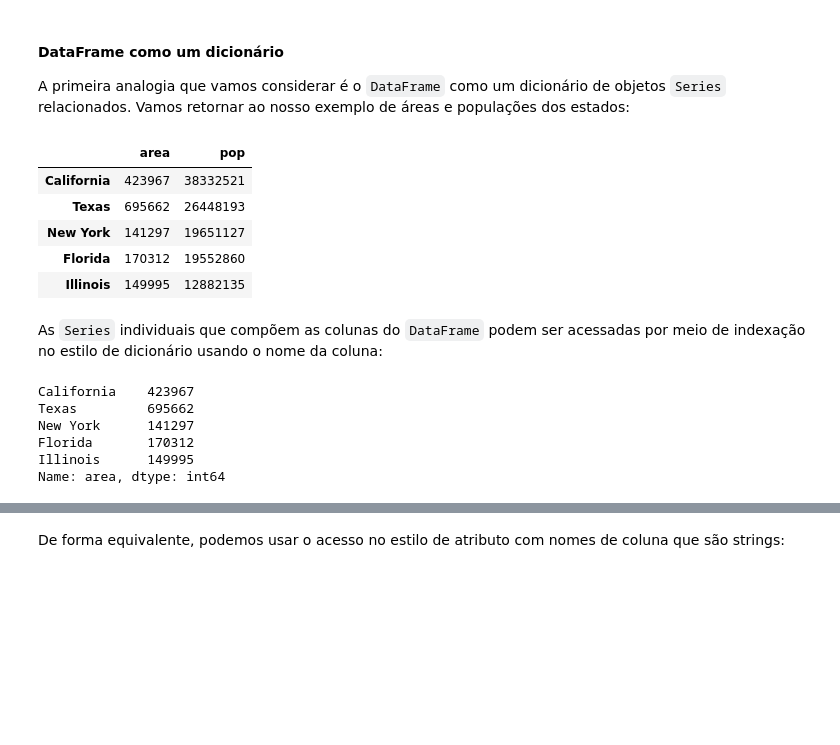
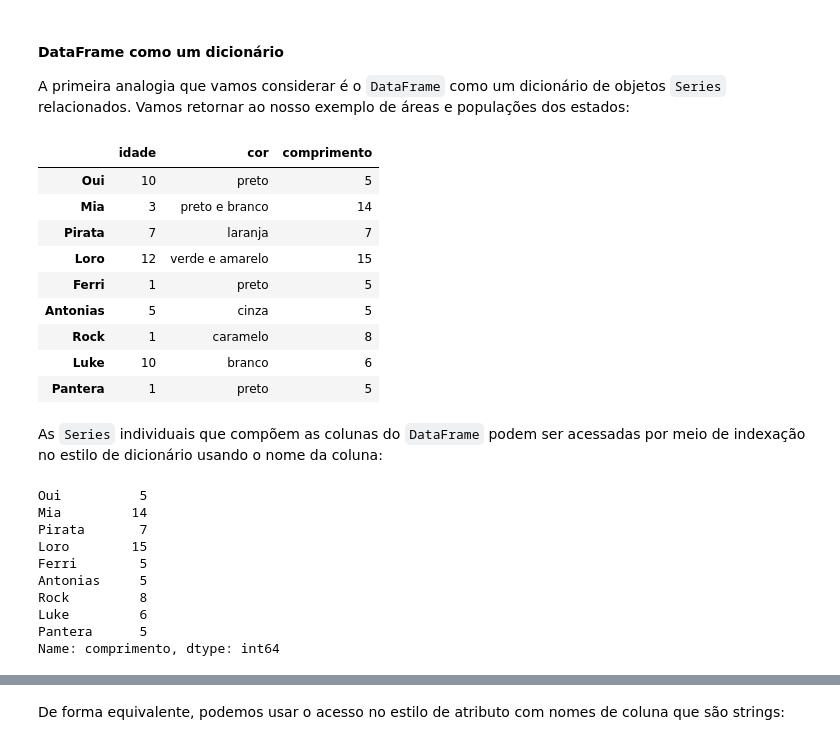
Before and after one commit to Hericson/Ciencia-de-Dados-Capacita-Brasil, a Jupyter notebook: Aula06-Programação aplicada à ciência de dados I.ipynb, the cells around one changed output, grey strips where cells are left out. Drawn from its saved outputs; the diff is of its cells as text; code cells hidden in the pictures; blank space fills up the shorter version.

```diff
--- a/Aula06-Programação aplicada à ciência de dados I.ipynb
+++ b/Aula06-Programação aplicada à ciência de dados I.ipynb
@@ -976,0 +975,17 @@ pd.DataFrame({'populacao': populacao,
+# %%
+## Tentar criar um dataframe nosso!
+
+## Animais
+## Index? Oui, Mia, Pirata, Loro, Ferri, Antonias, Rock, Luke, Pantera
+
+idade_pet = {'Oui': 10,
+             'Mia': 3,
+             'Pirata':7,
+             'Loro':12,
+             'Ferri':1,
+             'Antonias':5,
+             'Rock':1,
+             'Luke': 10,
+             'Pantera': 1}
+
+idade_pet
@@ -976,0 +1002,10 @@ pd.DataFrame({'populacao': populacao,
+# %%
+cor_pet = {'Oui': 'Preto',
+             'Mia': 'Preto e Branco',
+             'Pirata':'Laranja',
+             'Loro':'Verde e Amarelo',
+             'Ferri':'Preto',
+             'Antonias':'Cinza',
+             'Rock':'Caramelo',
+             'Luke': 'Branco',
+             'Pantera': 'Preto'}
@@ -976,0 +1026,4 @@ pd.DataFrame({'populacao': populacao,
+# %%
+idade_pet_df = pd.DataFrame({'idade': idade_pet, 'cor': cor_pet})
+idade_pet_df['cor'] = idade_pet_df['cor'].str.lower()
+idade_pet_df
@@ -976,0 +1119,3 @@ pd.DataFrame({'populacao': populacao,
+# %%
+idade_pet_df['comprimento'] = idade_pet_df['cor'].apply(lambda x: len(x))
+idade_pet_df
@@ -1058,29 +1225,30 @@ Essas analogias podem ser úteis para manter em mente enquanto exploramos a sele
 A primeira analogia que vamos considerar é o `DataFrame` como um dicionário de objetos `Series` relacionados.
 Vamos retornar ao nosso exemplo de áreas e populações dos estados:
 # %%
-area = pd.Series({'California': 423967, 'Texas': 695662,
-                  'New York': 141297, 'Florida': 170312,
-                  'Illinois': 149995})
-pop = pd.Series({'California': 38332521, 'Texas': 26448193,
-                 'New York': 19651127, 'Florida': 19552860,
-                 'Illinois': 12882135})
-data = pd.DataFrame({'area':area, 'pop':pop})
-data
+idade_pet_df
 # %% [output]
-|  | area | pop |
-| California | 423967 | 38332521 |
-| Texas | 695662 | 26448193 |
-| New York | 141297 | 19651127 |
-| Florida | 170312 | 19552860 |
-| Illinois | 149995 | 12882135 |
+|  | idade | cor | comprimento |
+| Oui | 10 | preto | 5 |
+| Mia | 3 | preto e branco | 14 |
+| Pirata | 7 | laranja | 7 |
+| Loro | 12 | verde e amarelo | 15 |
+| Ferri | 1 | preto | 5 |
+| Antonias | 5 | cinza | 5 |
+| Rock | 1 | caramelo | 8 |
+| Luke | 10 | branco | 6 |
+| Pantera | 1 | preto | 5 |
 # %% [markdown]
 As `Series` individuais que compõem as colunas do `DataFrame` podem ser acessadas por meio de indexação no estilo de dicionário usando o nome da coluna:
 # %%
-data['area']
+idade_pet_df['comprimento']
 # %% [output]
-California    423967
-Texas         695662
-New York      141297
-Florida       170312
-Illinois      149995
-Name: area, dtype: int64
+Oui          5
+Mia         14
+Pirata       7
+Loro        15
+Ferri        5
+Antonias     5
+Rock         8
+Luke         6
+Pantera      5
+Name: comprimento, dtype: int64
```
Also changed, not shown: parts of 77 cells of this notebook, 5 other files.
